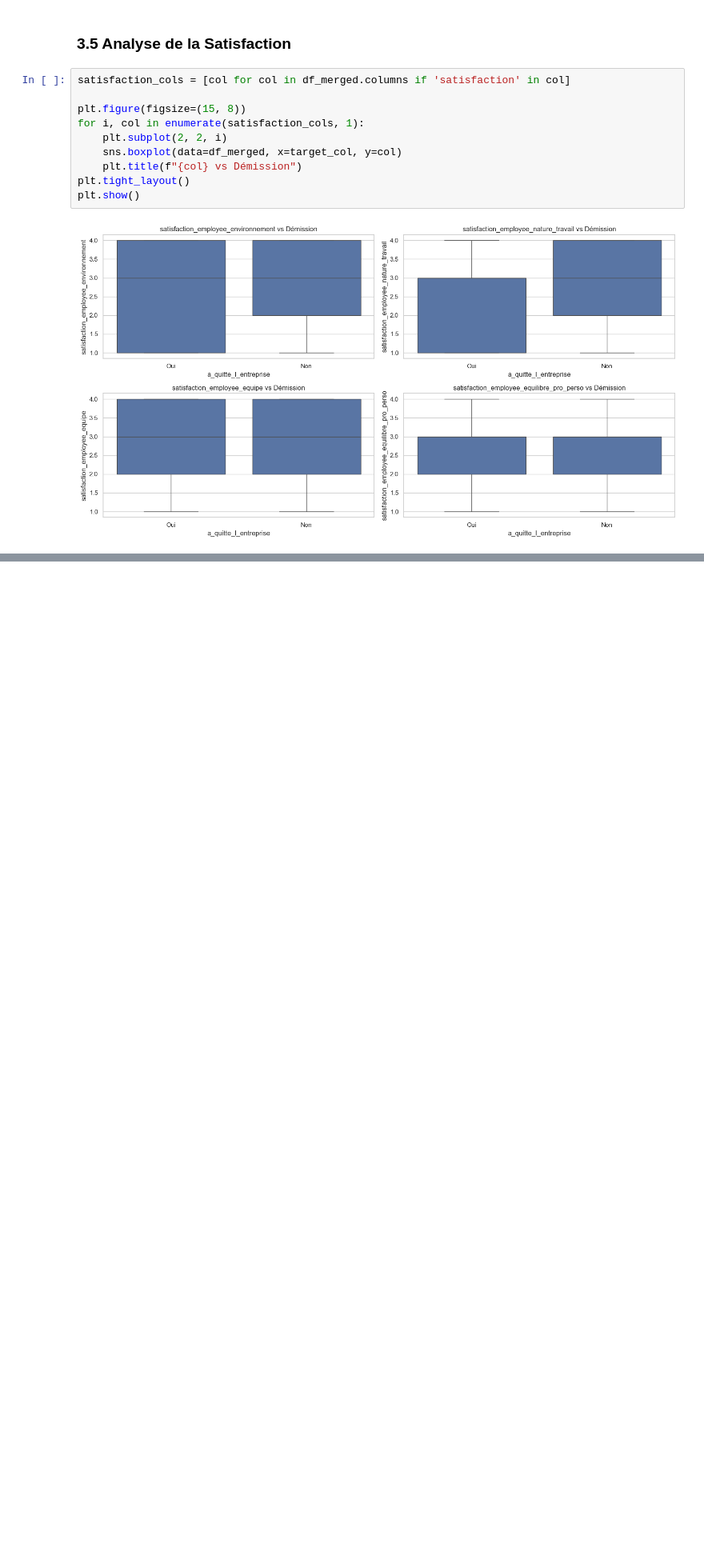
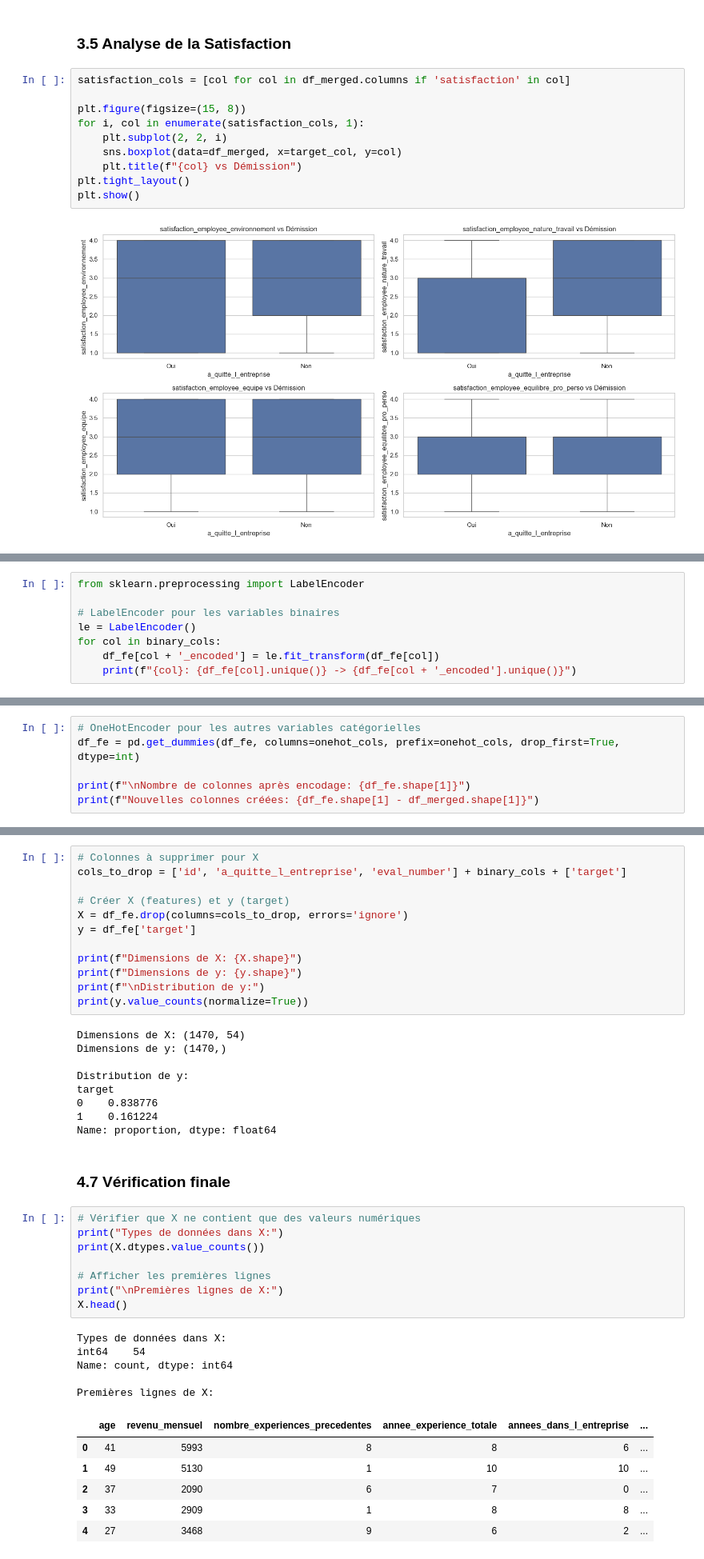
Before and after one commit to TheMoJd/ML_Why_employees_quit, a Jupyter notebook: notebook.ipynb, the cells around one changed output, grey strips where cells are left out. Shown at 80% size. Drawn from its saved outputs; the diff is of its cells as text; blank space fills up the shorter version.

```diff
--- a/notebook.ipynb
+++ b/notebook.ipynb
@@ -169,0 +270,8 @@ plt.show()
+# %%
+from sklearn.preprocessing import LabelEncoder
+
+# LabelEncoder pour les variables binaires
+le = LabelEncoder()
+for col in binary_cols:
+    df_fe[col + '_encoded'] = le.fit_transform(df_fe[col])
+    print(f"{col}: {df_fe[col].unique()} -> {df_fe[col + '_encoded'].unique()}")
@@ -169,0 +281,6 @@ plt.show()
+# %%
+# OneHotEncoder pour les autres variables catégorielles
+df_fe = pd.get_dummies(df_fe, columns=onehot_cols, prefix=onehot_cols, drop_first=True, dtype=int)
+
+print(f"\nNombre de colonnes après encodage: {df_fe.shape[1]}")
+print(f"Nouvelles colonnes créées: {df_fe.shape[1] - df_merged.shape[1]}")
@@ -169,0 +304,43 @@ plt.show()
+# %%
+# Colonnes à supprimer pour X
+cols_to_drop = ['id', 'a_quitte_l_entreprise', 'eval_number'] + binary_cols + ['target']
+
+# Créer X (features) et y (target)
+X = df_fe.drop(columns=cols_to_drop, errors='ignore')
+y = df_fe['target']
+
+print(f"Dimensions de X: {X.shape}")
+print(f"Dimensions de y: {y.shape}")
+print(f"\nDistribution de y:")
+print(y.value_counts(normalize=True))
+# %% [output]
+Dimensions de X: (1470, 54)
+Dimensions de y: (1470,)
+
+Distribution de y:
+target
+0    0.838776
+1    0.161224
+Name: proportion, dtype: float64
+# %% [markdown]
+### 4.7 Vérification finale
+# %%
+# Vérifier que X ne contient que des valeurs numériques
+print("Types de données dans X:")
+print(X.dtypes.value_counts())
+
+# Afficher les premières lignes
+print("\nPremières lignes de X:")
+X.head()
+# %% [output]
+Types de données dans X:
+int64    54
+Name: count, dtype: int64
+
+Premières lignes de X:
+|  | age | revenu_mensuel | nombre_experiences_precedentes | annee_experience_totale | annees_dans_l_entreprise | ... |
+| 0 | 41 | 5993 | 8 | 8 | 6 | ... |
+| 1 | 49 | 5130 | 1 | 10 | 10 | ... |
+| 2 | 37 | 2090 | 6 | 7 | 0 | ... |
+| 3 | 33 | 2909 | 1 | 8 | 8 | ... |
+| 4 | 27 | 3468 | 9 | 6 | 2 | ... |
```
Also changed, not shown: parts of 16 cells of this notebook.
